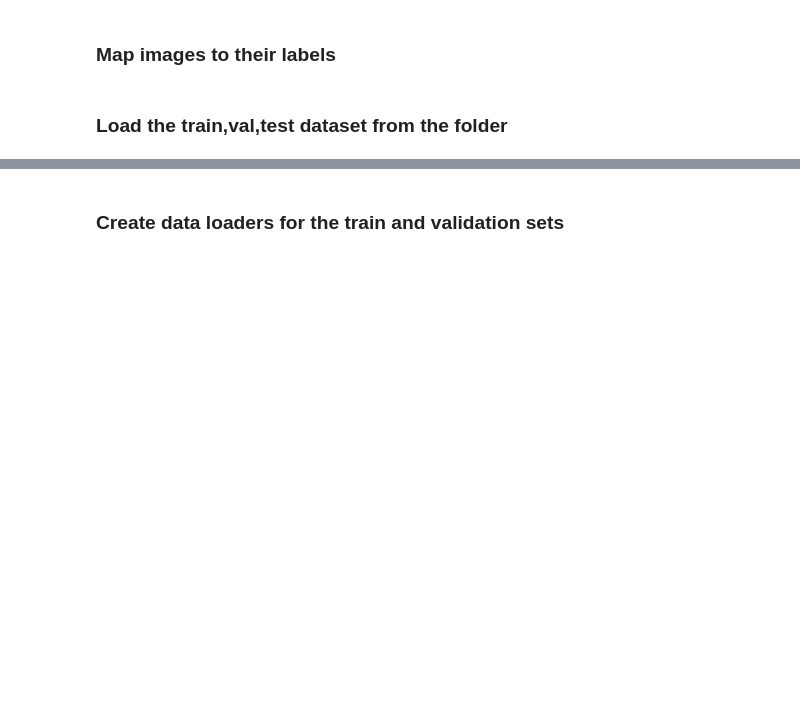
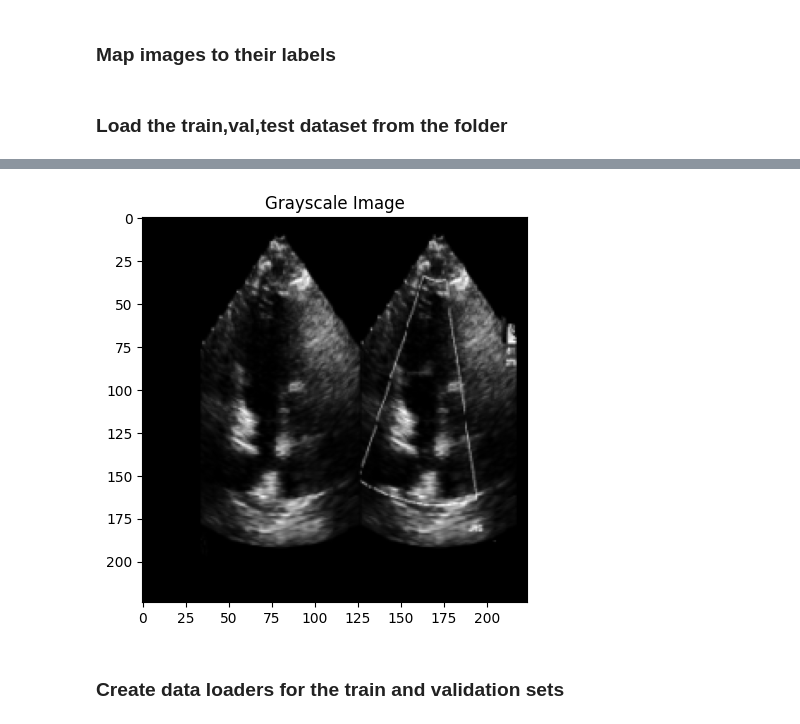
Before and after one commit to shokoofa-ghods/TTE_view_classification_pipeline, a Jupyter notebook: notebooks/models/singleSlice pipeline.ipynb, the cells around one changed output, grey strips where cells are left out. Saved outputs shown, nothing was run; the diff lists cells and outputs as text; code cells hidden in the pictures; blank space fills up the shorter version.

```diff
--- a/notebooks/models/singleSlice pipeline.ipynb
+++ b/notebooks/models/singleSlice pipeline.ipynb
@@ -258,3 +330,41 @@ visualize_normalized(img, label, avg_data_mean, avg_data_std)
+# %%
+import torch
+import matplotlib.pyplot as plt
+import numpy as np
+import torch.nn.functional as F
+
+def analyze_quality_map(img_tensor):
+    # img_tensor: shape [C, H, W], normalized or raw
+    img_gray = img_tensor.mean(dim=0).cpu()  # [H, W]
+
+    # Downsample to compute local variance (like image detail)
+    # kernel = torch.ones((5, 5)) / 25.0
+    # mean = F.conv2d(img_gray[None, None], kernel[None, None], padding=2).squeeze()
+    # sq_diff = F.conv2d((img_gray - mean).pow(2)[None, None], kernel[None, None], padding=2).squeeze()
+
+    # Compute vertical mean and std
+    vertical_profile = img_gray.mean(dim=1).numpy()
+    horizontal_profile = img_gray.mean(dim=0).numpy()
+
+    plt.figure(figsize=(12, 5))
+    # plt.subplot(1, 3, 1)
+    plt.imshow(img_gray, cmap='gray')
+    plt.title("Grayscale Image")
+
+    # plt.subplot(1, 3, 2)
+    # plt.plot(vertical_profile[::-1])  # Bottom to top
+    # plt.title("Mean Intensity (Bottom to Top)")
+
+    # plt.subplot(1, 3, 3)
+    # plt.imshow(sq_diff.numpy(), cmap='hot')
+    # plt.title("Local Variance (Detail Heatmap)")
+
+    # plt.tight_layout()
+    plt.show()
+img , _ = train_data[random.randint(0,11000)]
+analyze_quality_map(img)
+# %% [output]
+[figure, added]
 # %% [markdown]
 ### Create data loaders for the train and validation sets
 # %%
```
Also changed, not shown: parts of 24 cells of this notebook.
